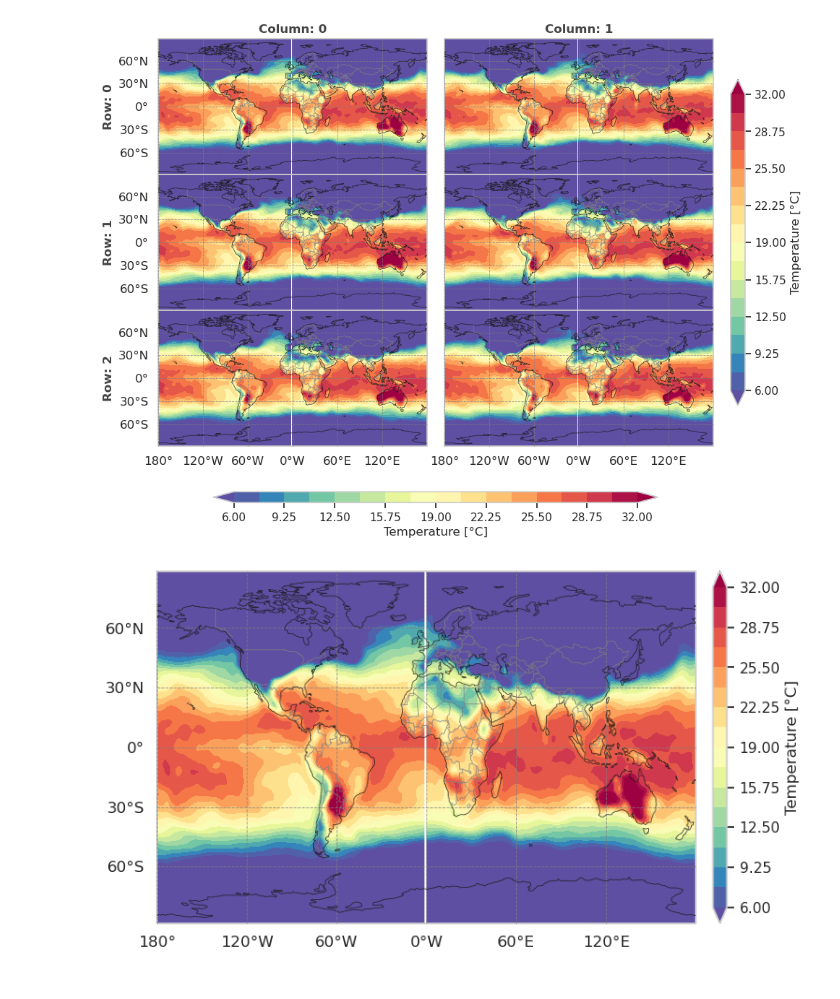
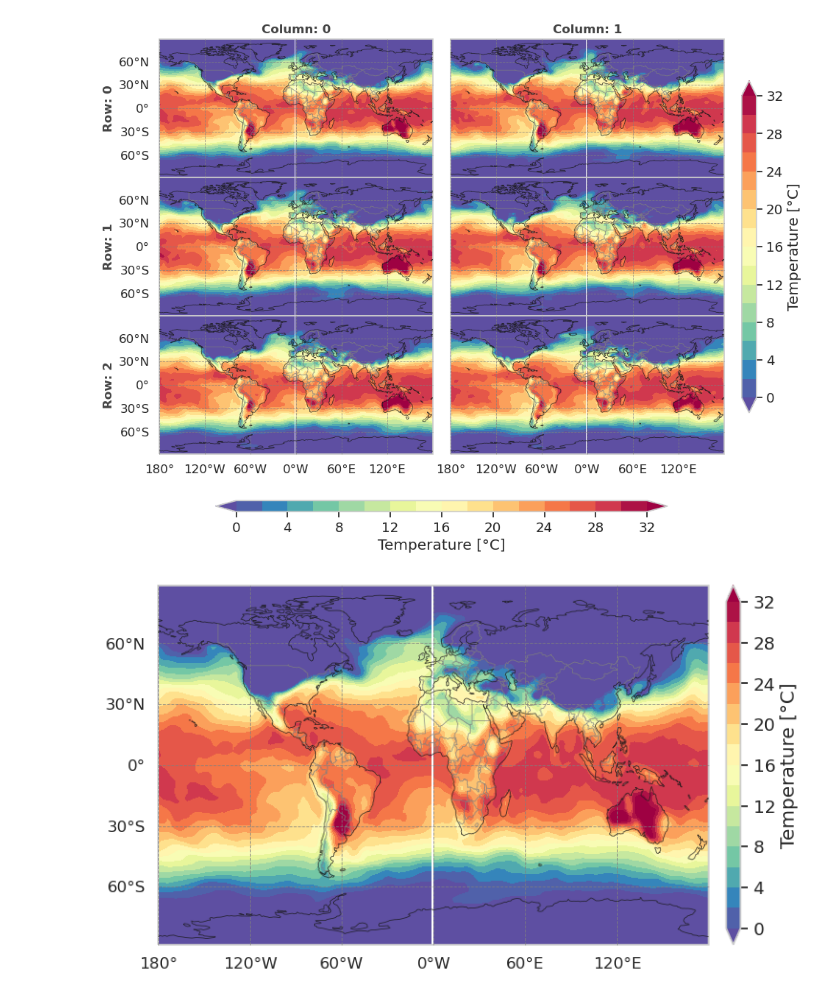
Before and after one commit to jdmantillaq/gridded-cartopy-plots, a Jupyter notebook: tutorial.ipynb, the cells around one changed output. Saved outputs shown, nothing was run; the diff lists cells and outputs as text; code cells hidden in the pictures.

Commit message:
color levels modified, for the global example

```diff
--- a/tutorial.ipynb
+++ b/tutorial.ipynb
@@ -220,7 +220,7 @@ font_prop_title = {'fontsize': 12,
 # Initialize the index for selecting time slices of the temperature data
 idx = 0
 # Define the contour levels for the temperature plot
-levels = np.linspace(6, 32, 17)
+levels = np.linspace(0, 32, 17)
 
 # Define the colormap for the plot
 cmap = sns.color_palette("Spectral_r", as_cmap=True)
@@ -284,7 +284,7 @@ fig.savefig(f'figures/example_0.png', dpi=150,
             bbox_inches='tight', transparent=False,
             facecolor='white')
 # %% [output]
-[figure, old version]
+[figure, new version]
 # %%
 # Define the map projection (PlateCarree) and set the image extent
 proj = ccrs.PlateCarree(central_longitude=0)
@@ -315,7 +315,7 @@ font_prop_title = {'fontsize': 12,
 # Initialize the index for selecting time slices of the temperature data
 idx = 0
 # Define the contour levels for the temperature plot
-levels = np.linspace(6, 32, 17)
+levels = np.linspace(0, 32, 17)
 
 # Define the colormap for the plot
 cmap = sns.color_palette("Spectral_r", as_cmap=True)
@@ -337,31 +337,31 @@ for fi in range(num_rows):
         if ci > 0:
             ax.set_yticklabels([])
 
         # Remove x-axis labels for subplots that are not in the last row
         if fi < (num_rows - 1):
             ax.set_xticklabels([])
 
         # Plot the temperature data for the current time slice
         cs = ax.contourf(lon, lat, var_values[idx, :, :], levels,
                             cmap=cmap, extend='both', transform=proj)
 
         # Increment the index to move to the next time slice
         idx += 1
 
 # Define the orientation and label of the colorbar
 orientation = 'vertical'
 label = 'Temperature [°C]'
 
 # Add a vertical colorbar to the figure
 cgp.add_colorbar(fig=fig, cs=cs, label=label,
                 orientation=orientation,
                 grid_prop=grid_prop,
                 cbar_factor=1,
                 cbar_width=0.025)
 
 
 fig.savefig(f'figures/example_4.png', dpi=150,
             bbox_inches='tight', transparent=False,
             facecolor='white')
 # %% [output]
-[figure, old version]
+[figure, new version]
```
Also changed, not shown: parts of 2 cells of this notebook, 4 other files.
